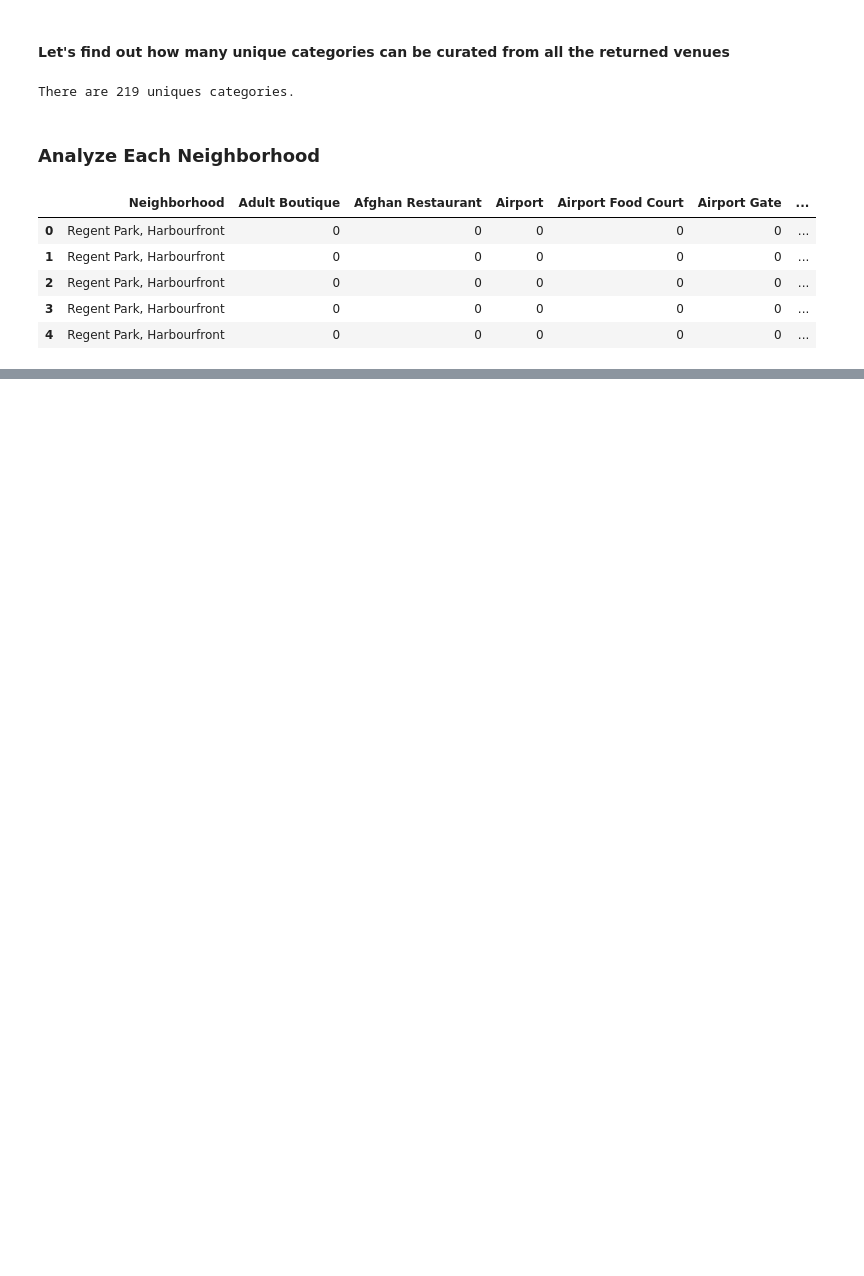
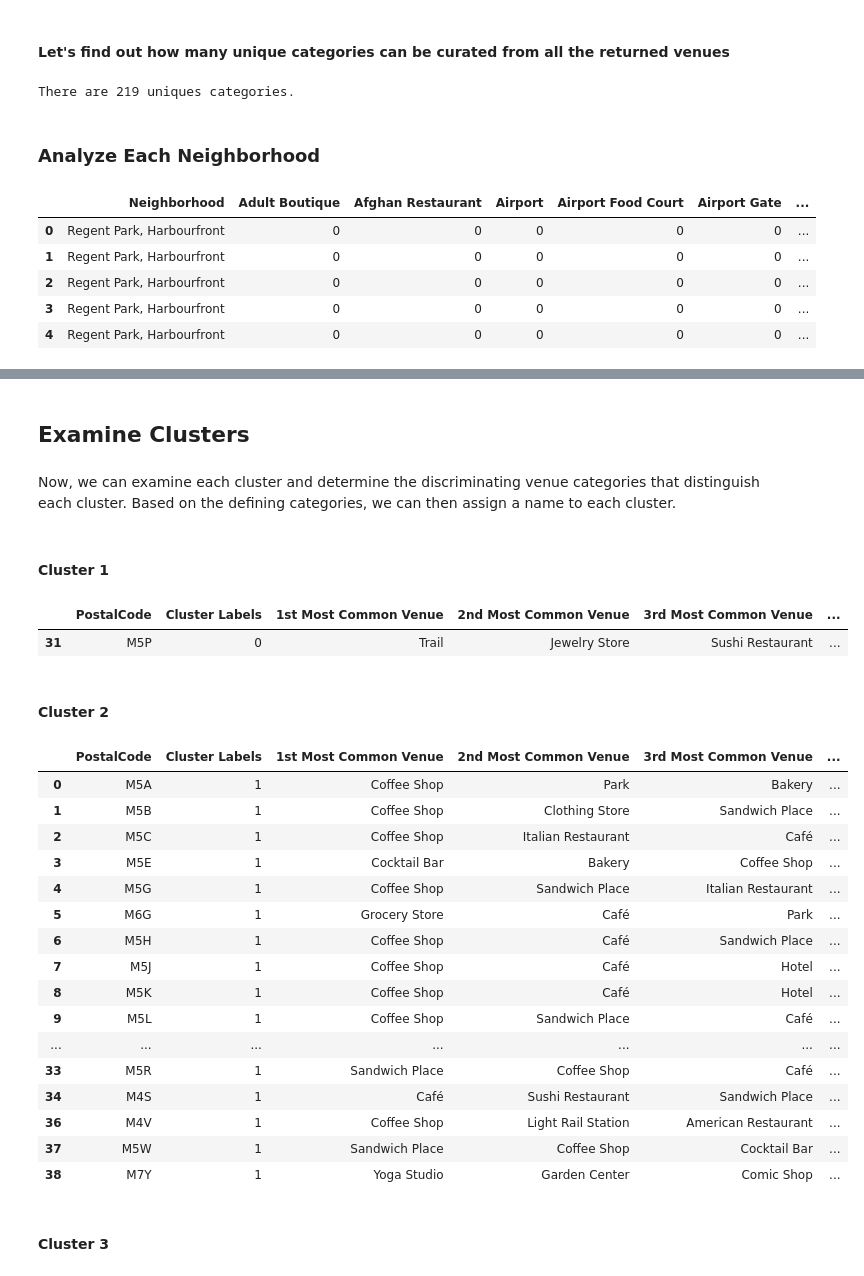
Before and after one commit to LeanoA/Coursera_Capstone, a Jupyter notebook: Week3-Part3.ipynb, the cells around one changed output, grey strips where cells are left out. Drawn from its saved outputs; the diff is of its cells as text; code cells hidden in the pictures; blank space fills up the shorter version.

```diff
--- a/Week3-Part3.ipynb
+++ b/Week3-Part3.ipynb
@@ -251,0 +263,3 @@ toronto_OH.head()
+# %%
+toronto_grouped = toronto_OH.groupby('Neighborhood').mean().reset_index()
+toronto_grouped.head()
@@ -251,0 +314,6 @@ toronto_OH.head()
+# %%
+def return_most_common_venues(row, num_top_venues):
+    row_categories = row.iloc[1:]
+    row_categories_sorted = row_categories.sort_values(ascending=False)
+
+    return row_categories_sorted.index.values[0:num_top_venues]
@@ -251,0 +355,12 @@ toronto_OH.head()
+# %%
+# set number of clusters
+kclusters = 5
+
+toronto_grouped_clustering = toronto_grouped.drop('Neighborhood', 1)
+
+# run k-means clustering
+kmeans = KMeans(n_clusters=kclusters, random_state=0).fit(toronto_grouped_clustering)
+
+# check cluster labels generated for each row in the dataframe
+
+kmeans.labels_[0:10]
@@ -251,0 +371,22 @@ toronto_OH.head()
+# %%
+# create a new dataframe that includes the cluster as well as the top 10 venues
+# for each neighborhood.
+
+
+# add clustering labels
+#neighborhoods_venues_sorted.insert(0, 'Cluster Labels', kmeans.labels_)
+neighborhoods_venues_sorted["Cluster Labels"] = kmeans.labels_
+
+# shift column 'Cluster Labels' to first position
+first_column = neighborhoods_venues_sorted.pop("Cluster Labels")
+# insert column using insert(position,column_name, first_column) function
+neighborhoods_venues_sorted.insert(1, "Cluster Labels", first_column)
+
+
+
+neighborhoods_merged = neigh_toronto
+
+# merge manhattan_grouped with manhattan_data to add latitude/longitude for each neighborhood
+neighborhoods_merged = neighborhoods_merged.join(neighborhoods_venues_sorted.set_index('Neighborhood'), on='Neighborhood')
+
+neighborhoods_merged.head() # check the last columns!
@@ -251,0 +428,35 @@ toronto_OH.head()
+# %% [markdown]
+## Examine Clusters
+# %% [markdown]
+Now, we can examine each cluster and determine the discriminating venue categories that distinguish each cluster. Based on the defining categories, we can then assign a name to each cluster.
+# %% [markdown]
+#### Cluster 1
+# %%
+neighborhoods_merged.loc[neighborhoods_merged['Cluster Labels'] == 0, neighborhoods_merged.columns[[1] + list(range(5, neighborhoods_merged.shape[1]))]]
+# %% [output]
+|  | PostalCode | Cluster Labels | 1st Most Common Venue | 2nd Most Common Venue | 3rd Most Common Venue | ... |
+| 31 | M5P | 0 | Trail | Jewelry Store | Sushi Restaurant | ... |
+# %% [markdown]
+#### Cluster 2
+# %%
+neighborhoods_merged.loc[neighborhoods_merged['Cluster Labels'] == 1, neighborhoods_merged.columns[[1] + list(range(5, neighborhoods_merged.shape[1]))]]
+# %% [output]
+|  | PostalCode | Cluster Labels | 1st Most Common Venue | 2nd Most Common Venue | 3rd Most Common Venue | ... |
+| 0 | M5A | 1 | Coffee Shop | Park | Bakery | ... |
+| 1 | M5B | 1 | Coffee Shop | Clothing Store | Sandwich Place | ... |
+| 2 | M5C | 1 | Coffee Shop | Italian Restaurant | Café | ... |
+| 3 | M5E | 1 | Cocktail Bar | Bakery | Coffee Shop | ... |
+| 4 | M5G | 1 | Coffee Shop | Sandwich Place | Italian Restaurant | ... |
+| 5 | M6G | 1 | Grocery Store | Café | Park | ... |
+| 6 | M5H | 1 | Coffee Shop | Café | Sandwich Place | ... |
+| 7 | M5J | 1 | Coffee Shop | Café | Hotel | ... |
+| 8 | M5K | 1 | Coffee Shop | Café | Hotel | ... |
+| 9 | M5L | 1 | Coffee Shop | Sandwich Place | Café | ... |
+| ... | ... | ... | ... | ... | ... | ... |
+| 33 | M5R | 1 | Sandwich Place | Coffee Shop | Café | ... |
+| 34 | M4S | 1 | Café | Sushi Restaurant | Sandwich Place | ... |
+| 36 | M4V | 1 | Coffee Shop | Light Rail Station | American Restaurant | ... |
+| 37 | M5W | 1 | Sandwich Place | Coffee Shop | Cocktail Bar | ... |
+| 38 | M7Y | 1 | Yoga Studio | Garden Center | Comic Shop | ... |
+# %% [markdown]
+#### Cluster 3
```
Also changed, not shown: parts of 23 cells of this notebook.
